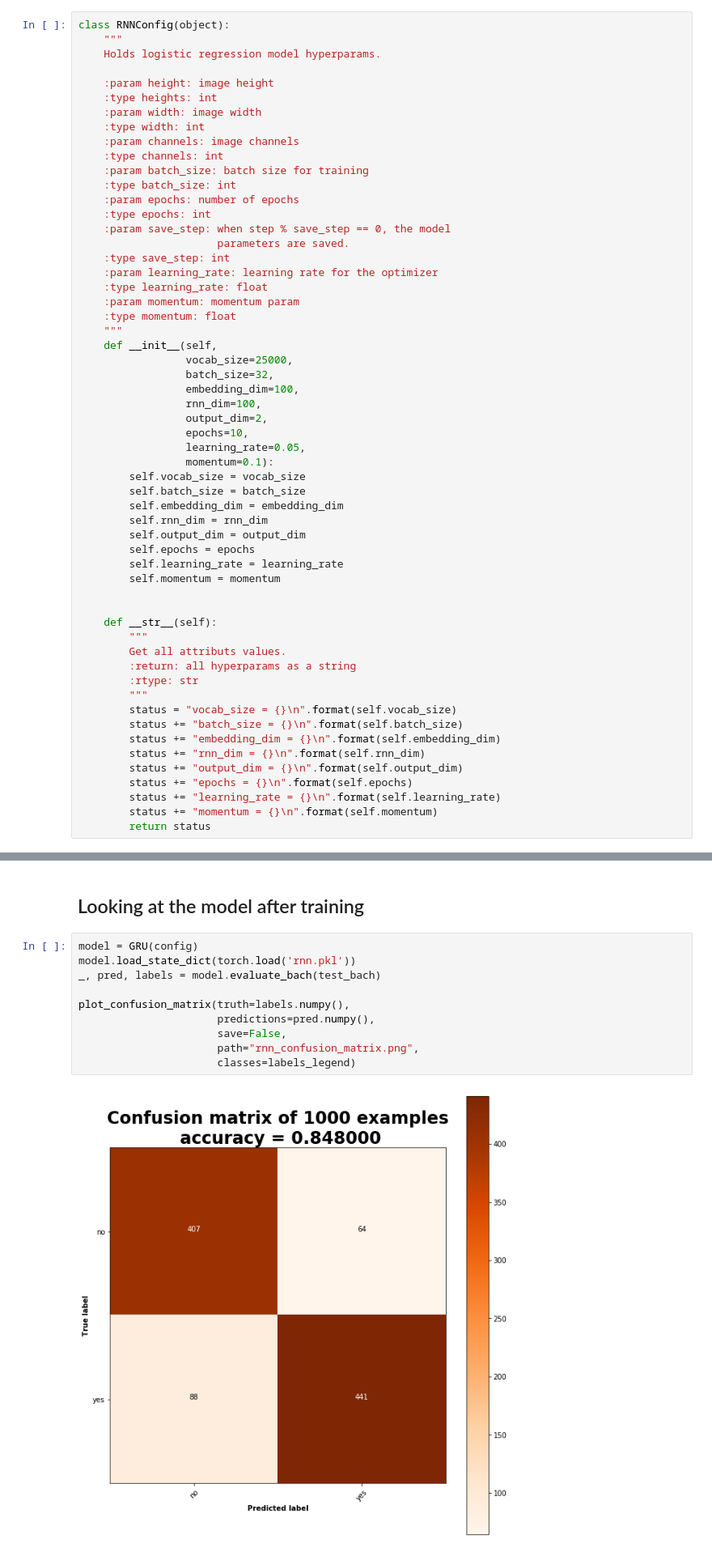
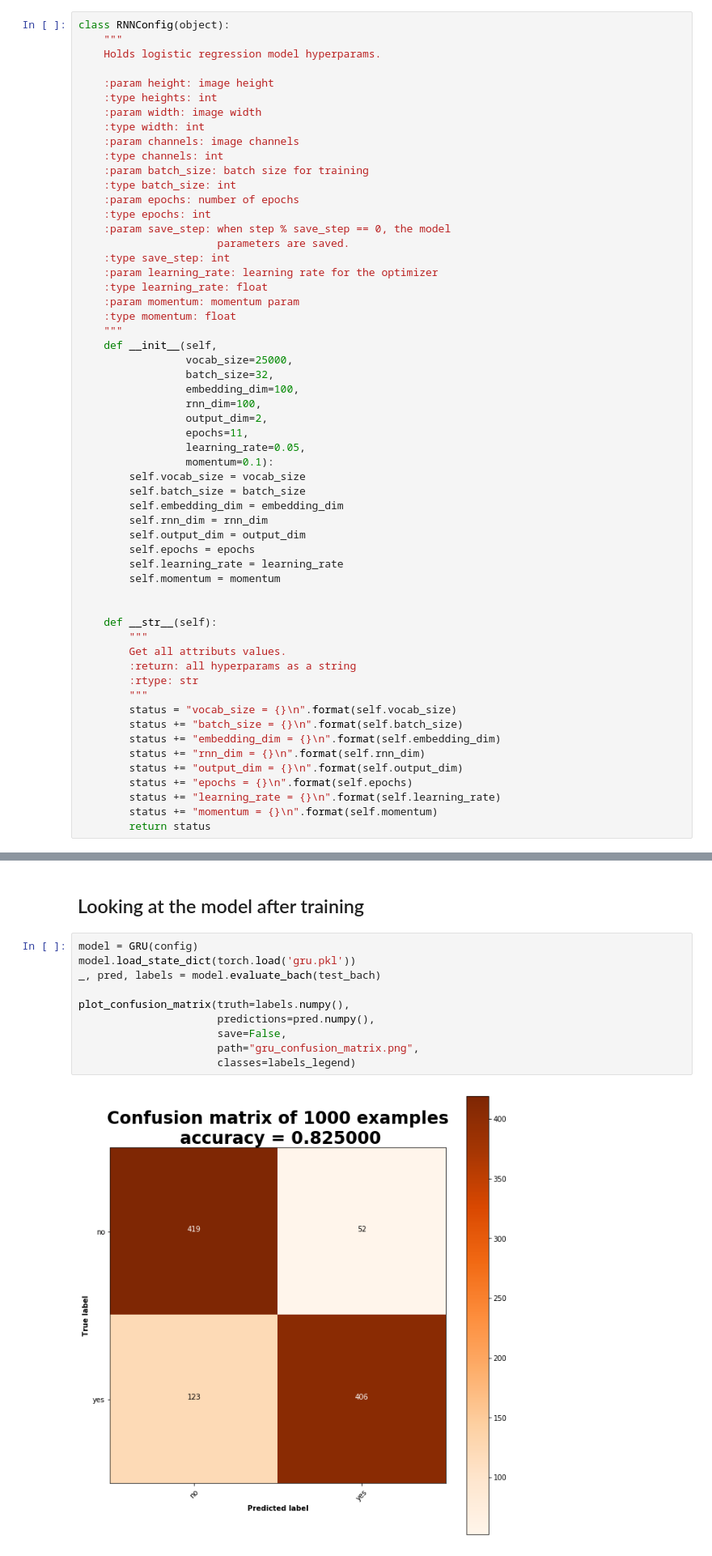
Before and after one commit to felipessalvatore/ContraQA, a Jupyter notebook: contra_qa/train/b1_GRU.ipynb, the cells around one changed output, grey strips where cells are left out. Shown at 81% size. Saved outputs shown, nothing was run; the diff lists cells and outputs as text.

```diff
--- a/contra_qa/train/b1_GRU.ipynb
+++ b/contra_qa/train/b1_GRU.ipynb
@@ -258,7 +262,7 @@ class RNNConfig(object):
                  embedding_dim=100,
                  rnn_dim=100,
                  output_dim=2,
-                 epochs=10,
+                 epochs=11,
                  learning_rate=0.05,
                  momentum=0.1):
         self.vocab_size = vocab_size
@@ -563,16 +686,16 @@ train_acc = 0.822875
 ## Looking at the model after training
 # %%
 model = GRU(config)
-model.load_state_dict(torch.load('rnn.pkl'))
+model.load_state_dict(torch.load('gru.pkl'))
 _, pred, labels = model.evaluate_bach(test_bach)
 
 plot_confusion_matrix(truth=labels.numpy(),
                       predictions=pred.numpy(),
                       save=False,
-                      path="rnn_confusion_matrix.png",
+                      path="gru_confusion_matrix.png",
                       classes=labels_legend)
 # %% [output]
-[figure, old version]
+[figure, new version]
 # %% [markdown]
 # Adding visualization
 # %% [markdown]
```
Also changed, not shown: parts of 18 cells of this notebook.
